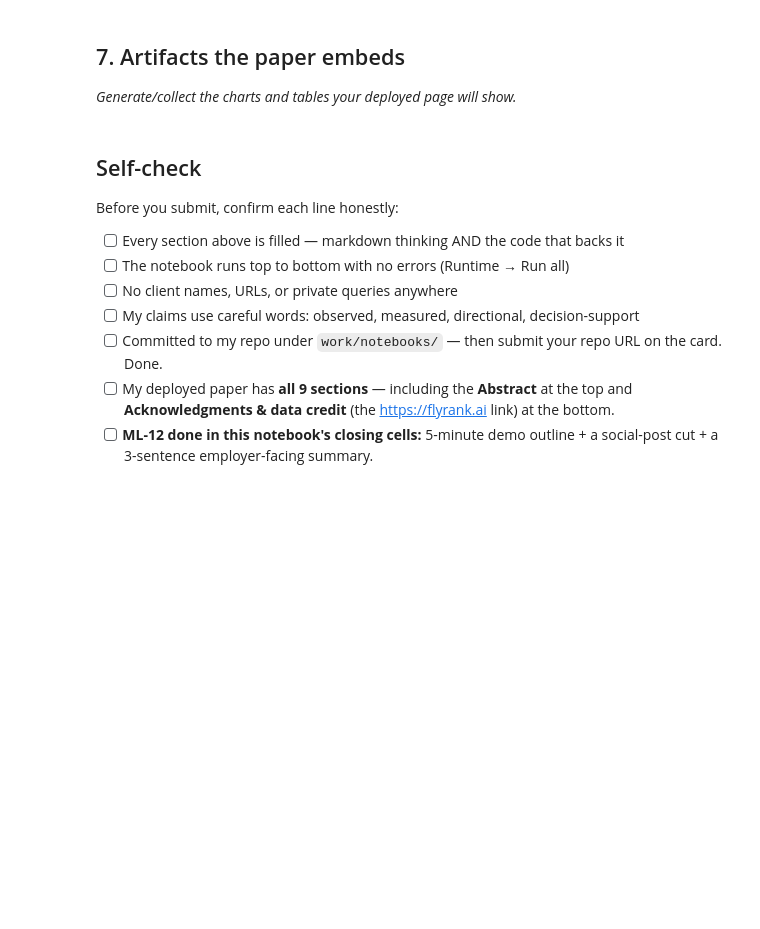
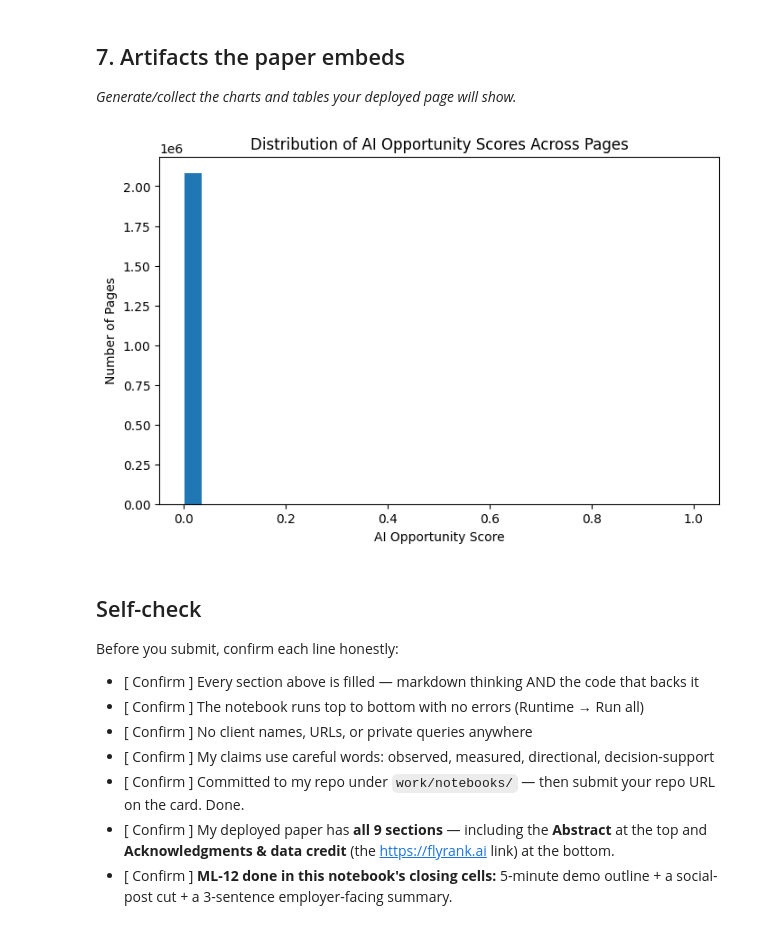
Before and after one commit to ShaunGves/FlyRank-AI, a Jupyter notebook: work/notebooks/capstone.ipynb, the cells around one changed output. Drawn from its saved outputs; the diff is of its cells as text; code cells hidden in the pictures; blank space fills up the shorter version.

```diff
--- a/work/notebooks/capstone.ipynb
+++ b/work/notebooks/capstone.ipynb
@@ -20,0 +66,19 @@ This skeleton is yours to fill. Work the sections **in order** — each one has
+# %%
+import pandas as pd
+from sklearn.model_selection import train_test_split
+from sklearn.linear_model import LogisticRegression
+from sklearn.metrics import roc_auc_score
+
+query_data = """
+SELECT content_hash_id, gsc_impressions, gsc_avg_position, ga4_sessions, ga4_engaged_sessions, sessions_ai
+FROM 'hf://datasets/FlyRank/internship-warehouse/fact_content_daily_performance/month=2026-03/*.parquet'
+"""
+df = con.execute(query_data).df().dropna()
+df["label"] = (df["sessions_ai"] > 0).astype(int)
+
+median_impr = df["gsc_impressions"].median()
+df["baseline_flag"] = (df["gsc_impressions"] > median_impr).astype(int)
+
+print("Rows:", len(df))
+print("Positive rate:", df["label"].mean())
+df.head()
@@ -20,0 +94,10 @@ This skeleton is yours to fill. Work the sections **in order** — each one has
+# %%
+X = df[["gsc_impressions", "gsc_avg_position", "ga4_sessions", "ga4_engaged_sessions"]]
+y = df["label"]
+X_train, X_test, y_train, y_test = train_test_split(X, y, test_size=0.3, random_state=42)
+
+model = LogisticRegression(max_iter=1000)
+model.fit(X_train, y_train)
+model_probs = model.predict_proba(X_test)[:, 1]
+model_auc = roc_auc_score(y_test, model_probs)
+print("Model AUC:", model_auc)
@@ -32,0 +137,6 @@ This skeleton is yours to fill. Work the sections **in order** — each one has
+# %%
+df["ai_opportunity_score"] = model.predict_proba(X)[:, 1]
+ranked_recommendations = df.sort_values("ai_opportunity_score", ascending=False)[
+    ["content_hash_id", "gsc_impressions", "gsc_avg_position", "ga4_sessions", "ai_opportunity_score"]
+].head(20)
+ranked_recommendations
@@ -34,15 +162,26 @@ This skeleton is yours to fill. Work the sections **in order** — each one has
 ## 7. Artifacts the paper embeds
 
 *Generate/collect the charts and tables your deployed page will show.*
+# %%
+import matplotlib.pyplot as plt
+plt.figure(figsize=(8,5))
+plt.hist(df["ai_opportunity_score"], bins=30)
+plt.xlabel("AI Opportunity Score")
+plt.ylabel("Number of Pages")
+plt.title("Distribution of AI Opportunity Scores Across Pages")
+plt.savefig("ai_opportunity_score_distribution.png")
+plt.show()
+# %% [output]
+[figure, added]
 # %% [markdown]
 ## Self-check
 
 Before you submit, confirm each line honestly:
 
-- [ ] Every section above is filled — markdown thinking AND the code that backs it
-- [ ] The notebook runs top to bottom with no errors (Runtime → Run all)
-- [ ] No client names, URLs, or private queries anywhere
-- [ ] My claims use careful words: observed, measured, directional, decision-support
-- [ ] Committed to my repo under `work/notebooks/` — then submit your repo URL on the card. Done.
-- [ ] My deployed paper has **all 9 sections** — including the **Abstract** at the top and **Acknowledgments & data credit** (the https://flyrank.ai link) at the bottom.
-- [ ] **ML-12 done in this notebook's closing cells:** 5-minute demo outline + a social-post cut + a 3-sentence employer-facing summary.
+- [ Confirm ] Every section above is filled — markdown thinking AND the code that backs it
+- [ Confirm ] The notebook runs top to bottom with no errors (Runtime → Run all)
+- [ Confirm ] No client names, URLs, or private queries anywhere
+- [ Confirm ] My claims use careful words: observed, measured, directional, decision-support
+- [ Confirm ] Committed to my repo under `work/notebooks/` — then submit your repo URL on the card. Done.
+- [ Confirm ] My deployed paper has **all 9 sections** — including the **Abstract** at the top and **Acknowledgments & data credit** (the https://flyrank.ai link) at the bottom.
+- [ Confirm ] **ML-12 done in this notebook's closing cells:** 5-minute demo outline + a social-post cut + a 3-sentence employer-facing summary.
```
Also changed, not shown: parts of 18 cells of this notebook.
